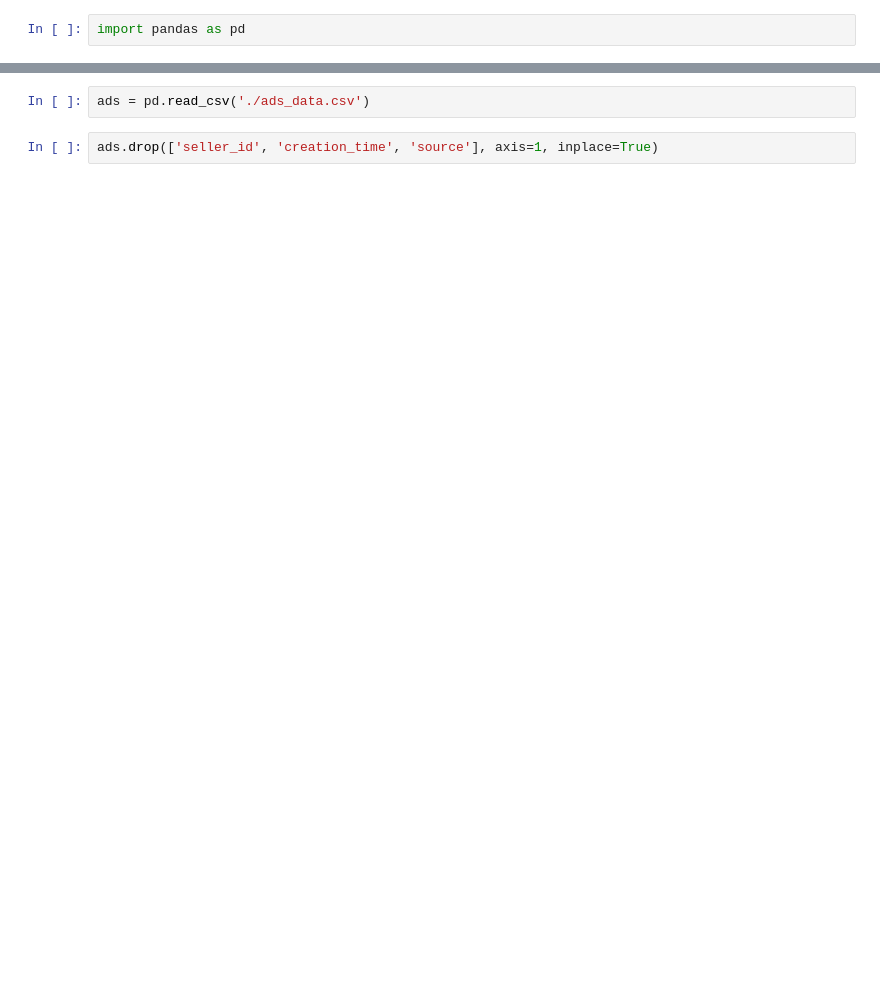
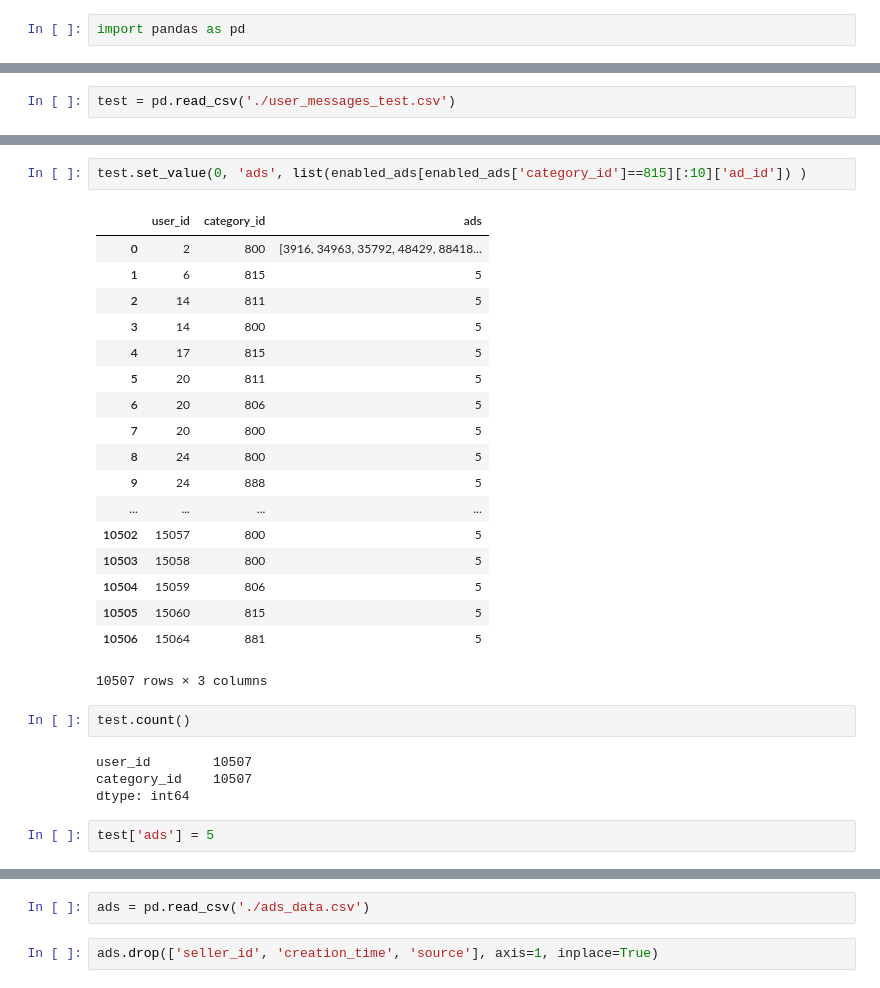
Before and after one commit to kishuagarwal/CompetitiveProgramming, a Jupyter notebook: HackerRank/CodeAndTheCurious/Ads recommendation.ipynb, the cells around one changed output, grey strips where cells are left out. Cells and saved outputs as stored; diff of their text form; blank space fills up the shorter version.

```diff
--- a/HackerRank/CodeAndTheCurious/Ads recommendation.ipynb
+++ b/HackerRank/CodeAndTheCurious/Ads recommendation.ipynb
@@ -2,0 +64,2 @@ import pandas as pd
+# %%
+test = pd.read_csv('./user_messages_test.csv')
@@ -2,0 +86,29 @@ import pandas as pd
+# %%
+test.set_value(0, 'ads', list(enabled_ads[enabled_ads['category_id']==815][:10]['ad_id']) )
+# %% [output]
+|  | user_id | category_id | ads |
+| 0 | 2 | 800 | [3916, 34963, 35792, 48429, 88418... |
+| 1 | 6 | 815 | 5 |
+| 2 | 14 | 811 | 5 |
+| 3 | 14 | 800 | 5 |
+| 4 | 17 | 815 | 5 |
+| 5 | 20 | 811 | 5 |
+| 6 | 20 | 806 | 5 |
+| 7 | 20 | 800 | 5 |
+| 8 | 24 | 800 | 5 |
+| 9 | 24 | 888 | 5 |
+| ... | ... | ... | ... |
+| 10502 | 15057 | 800 | 5 |
+| 10503 | 15058 | 800 | 5 |
+| 10504 | 15059 | 806 | 5 |
+| 10505 | 15060 | 815 | 5 |
+| 10506 | 15064 | 881 | 5 |
+10507 rows × 3 columns
+# %%
+test.count()
+# %% [output]
+user_id        10507
+category_id    10507
+dtype: int64
+# %%
+test['ads'] = 5
```
Also changed, not shown: parts of 52 cells of this notebook, 8 other files.
